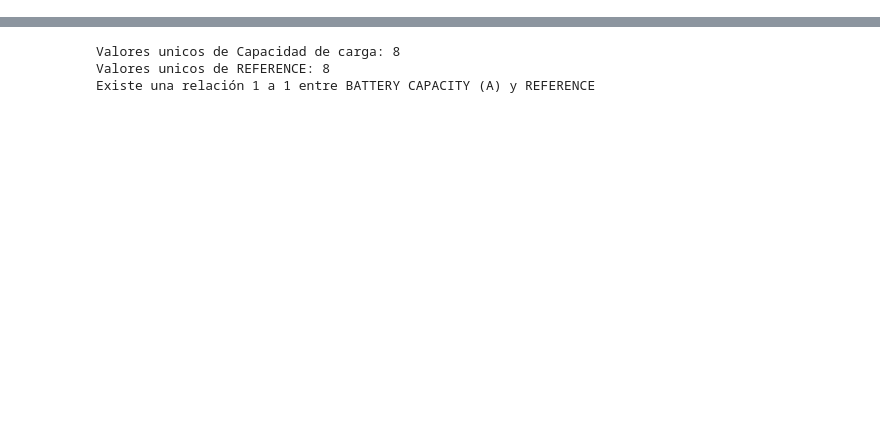
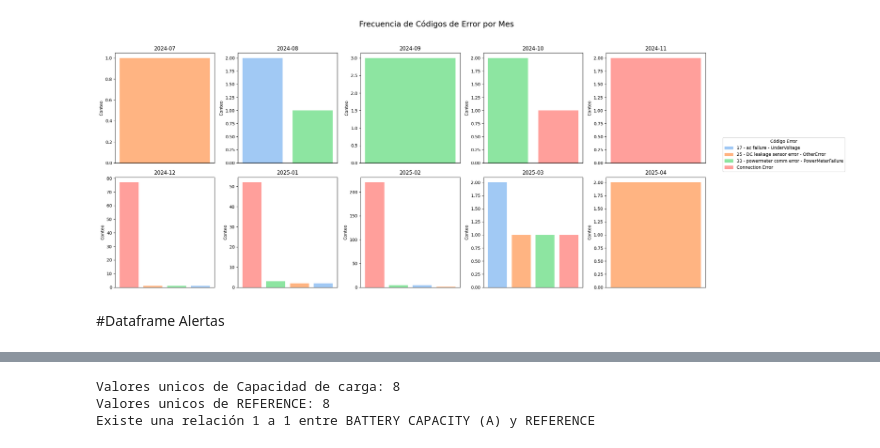
Before and after one commit to Yuliana2001/Pila-Publica, a Jupyter notebook: Analisis_Datos.ipynb, the cells around one changed output, grey strips where cells are left out. Saved outputs shown, nothing was run; the diff lists cells and outputs as text; code cells hidden in the pictures; blank space fills up the shorter version.

```diff
--- a/Analisis_Datos.ipynb
+++ b/Analisis_Datos.ipynb
@@ -141,0 +326,17 @@ for nombre_archivo, dataFrame in dataFrames.items():
+# %%
+#DataFrames de Errores por mes
+errores_generales['DATE'] = pd.to_datetime(errores_generales['DATE'])
+# Crear una nueva columna con el año y mes en formato AAAA-MM
+errores_generales['MES'] = errores_generales['DATE'].dt.to_period('M')
+# Crear una lista vacía para almacenar los DataFrames
+lista_dataframes = []
+# Agrupar por mes
+for mes, grupo in errores_generales.groupby('MES'):
+    conteo = grupo['Código Error'].value_counts().reset_index()
+    conteo.columns = ['Código Error', 'conteo']
+    conteo['MES'] = mes
+    lista_dataframes.append((mes, conteo))
+
+for mes, df_mes in lista_dataframes:
+    display(HTML(f"<h3>Mes: {mes}</h3>"))
+    display(HTML(df_mes.to_html(index=False)))
@@ -141,0 +368,40 @@ for nombre_archivo, dataFrame in dataFrames.items():
+# %%
+#Graficos Por Mes
+# Crear colores consistentes para cada código de error
+todos_codigos = sorted(set(c for _, df in lista_dataframes for c in df['Código Error']))
+palette = sns.color_palette('pastel', len(todos_codigos))
+colores_por_codigo = dict(zip(todos_codigos, palette))
+
+# Crear subplots
+total = len(lista_dataframes)
+filas, columnas = 2, 5
+fig, axs = plt.subplots(filas, columnas, figsize=(22, 9))
+fig.suptitle('Frecuencia de Códigos de Error por Mes', fontsize=18)
+axs = axs.flatten()
+
+# Dibujar los gráficos
+for i, (mes, df_mes) in enumerate(lista_dataframes):
+    ax = axs[i]
+    colores = [colores_por_codigo[cod] for cod in df_mes['Código Error']]
+    bars = ax.bar(range(len(df_mes)), df_mes['conteo'], color=colores)
+    ax.set_title(str(mes))
+    ax.set_xticks([])  # Sin nombres de códigos en X
+    ax.set_xlabel('')
+    ax.set_ylabel('Conteo')
+
+# Leyenda general
+handles = [plt.Rectangle((0,0),1,1, color=colores_por_codigo[c]) for c in todos_codigos]
+labels = [str(c) for c in todos_codigos]
+fig.legend(handles, labels, title='Código Error', loc='center right', bbox_to_anchor=(1.1, 0.5))
+
+# Eliminar subplots vacíos
+for j in range(i + 1, filas * columnas):
+    fig.delaxes(axs[j])
+
+plt.tight_layout(rect=[0, 0, 0.9, 0.95])
+plt.show()
+errores_generales=errores_generales.drop(columns=['MES'])
+# %% [output]
+[figure, added]
+# %% [markdown]
+#Dataframe Alertas
```
Also changed, not shown: parts of 72 cells of this notebook.
